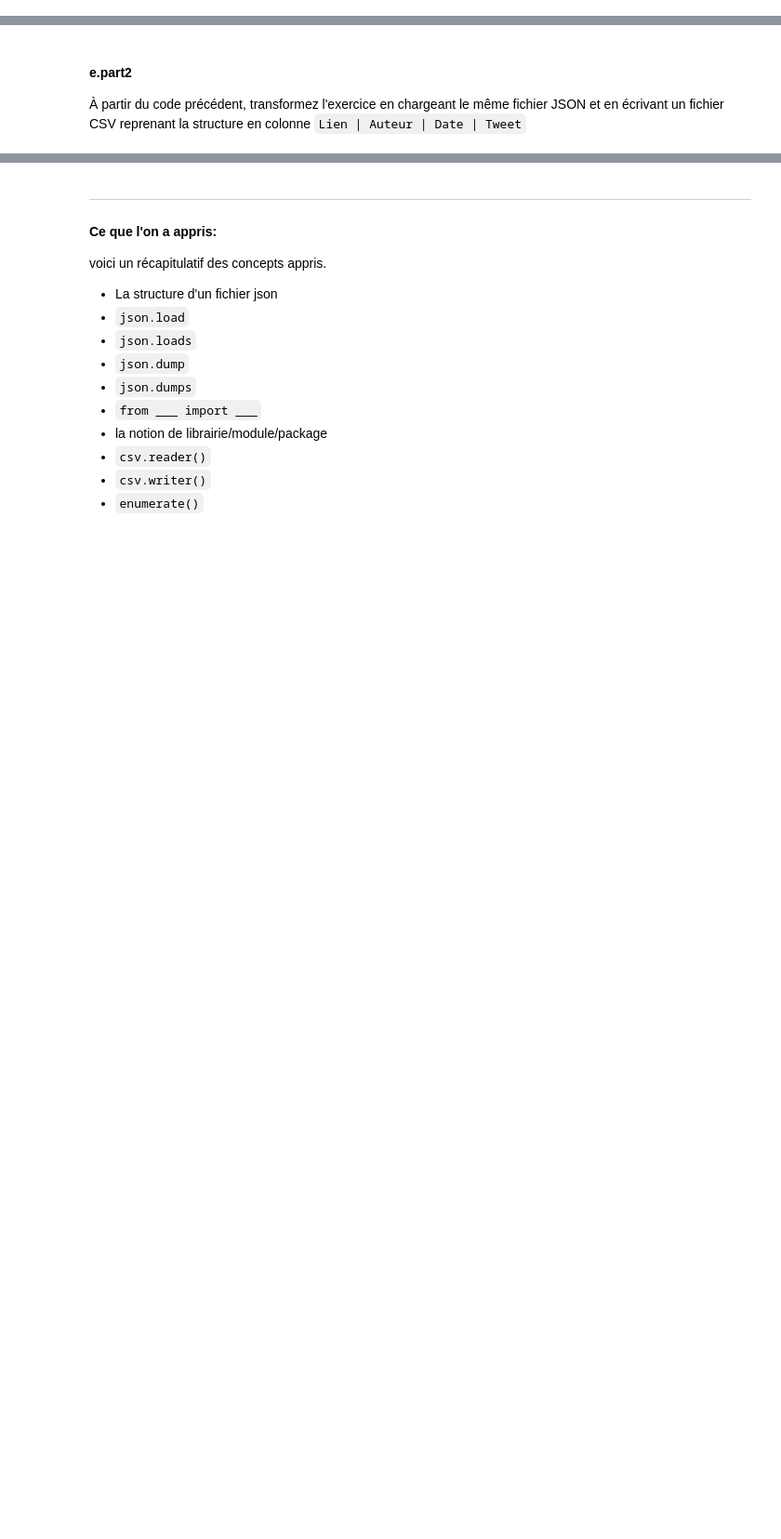
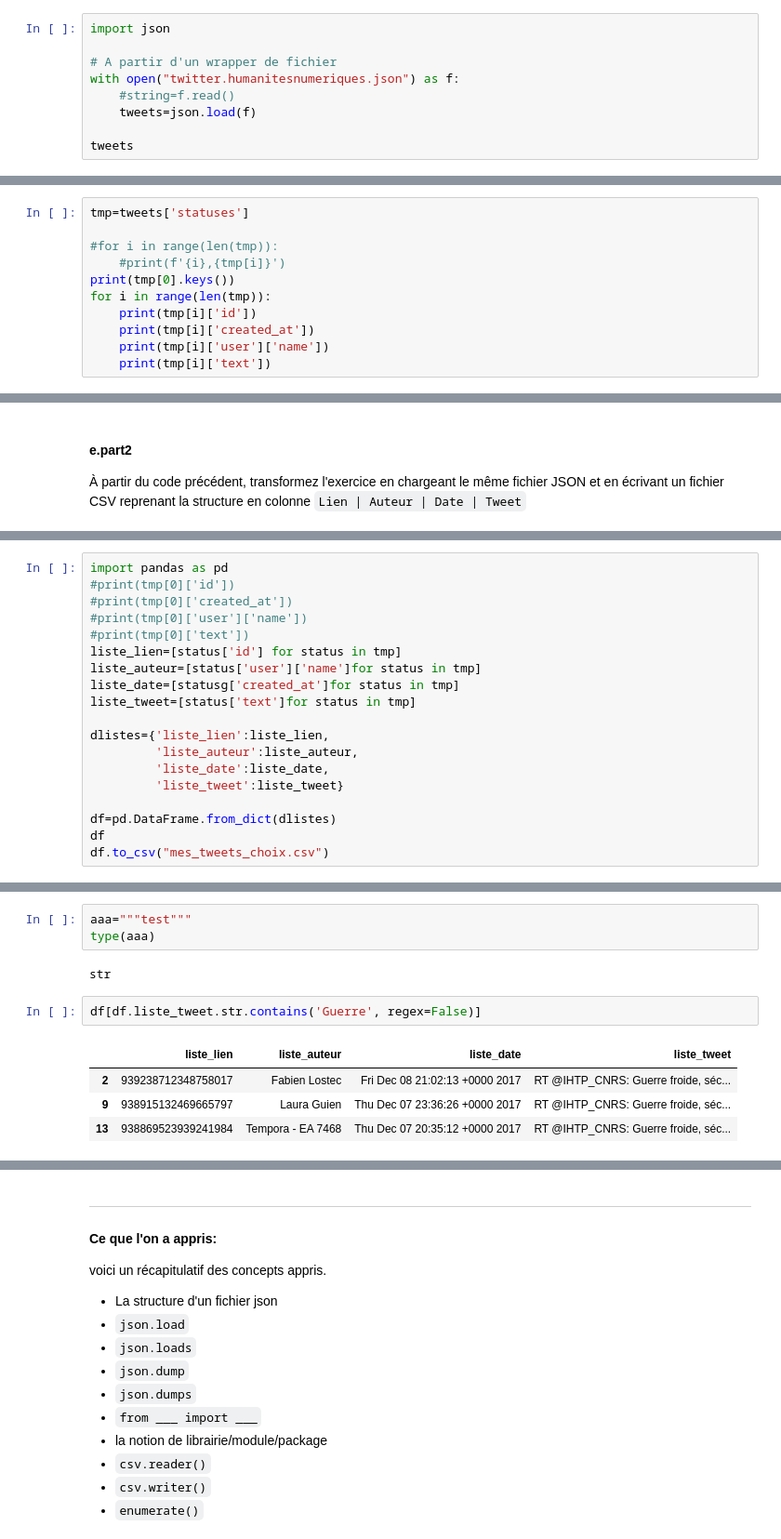
Before and after one commit to laienwu/cad_naterre, a Jupyter notebook: proj2_LesFormats de donnees.ipynb, the cells around one changed output, grey strips where cells are left out. Shown at 93% size. Drawn from its saved outputs; the diff is of its cells as text; blank space fills up the shorter version.

```diff
--- a/proj2_LesFormats de donnees.ipynb
+++ b/proj2_LesFormats de donnees.ipynb
@@ -172,0 +173,9 @@ http://twitter.com/statuses/(939096874388262912) AnthonyMasure RT @entroispoints
+# %%
+import json
+
+# A partir d'un wrapper de fichier
+with open("twitter.humanitesnumeriques.json") as f:
+    #string=f.read()
+    tweets=json.load(f)
+
+tweets
@@ -172,0 +200,11 @@ http://twitter.com/statuses/(939096874388262912) AnthonyMasure RT @entroispoints
+# %%
+tmp=tweets['statuses']
+
+#for i in range(len(tmp)):
+    #print(f'{i},{tmp[i]}')
+print(tmp[0].keys())
+for i in range(len(tmp)):
+    print(tmp[i]['id'])
+    print(tmp[i]['created_at'])
+    print(tmp[i]['user']['name'])
+    print(tmp[i]['text'])
@@ -178,0 +253,19 @@ http://twitter.com/statuses/(939096874388262912) AnthonyMasure RT @entroispoints
+# %%
+import pandas as pd
+#print(tmp[0]['id'])
+#print(tmp[0]['created_at'])
+#print(tmp[0]['user']['name'])
+#print(tmp[0]['text'])
+liste_lien=[status['id'] for status in tmp]
+liste_auteur=[status['user']['name']for status in tmp]
+liste_date=[statusg['created_at']for status in tmp]
+liste_tweet=[status['text']for status in tmp]
+
+dlistes={'liste_lien':liste_lien,
+         'liste_auteur':liste_auteur,
+         'liste_date':liste_date,
+         'liste_tweet':liste_tweet}
+
+df=pd.DataFrame.from_dict(dlistes)
+df
+df.to_csv("mes_tweets_choix.csv")
@@ -178,0 +294,12 @@ http://twitter.com/statuses/(939096874388262912) AnthonyMasure RT @entroispoints
+# %%
+aaa="""test"""
+type(aaa)
+# %% [output]
+str
+# %%
+df[df.liste_tweet.str.contains('Guerre', regex=False)]
+# %% [output]
+|  | liste_lien | liste_auteur | liste_date | liste_tweet |
+| 2 | 939238712348758017 | Fabien Lostec | Fri Dec 08 21:02:13 +0000 2017 | RT @IHTP_CNRS: Guerre froide, séc... |
+| 9 | 938915132469665797 | Laura Guien | Thu Dec 07 23:36:26 +0000 2017 | RT @IHTP_CNRS: Guerre froide, séc... |
+| 13 | 938869523939241984 | Tempora - EA 7468 | Thu Dec 07 20:35:12 +0000 2017 | RT @IHTP_CNRS: Guerre froide, séc... |
```
Also changed, not shown: parts of 11 cells of this notebook.
